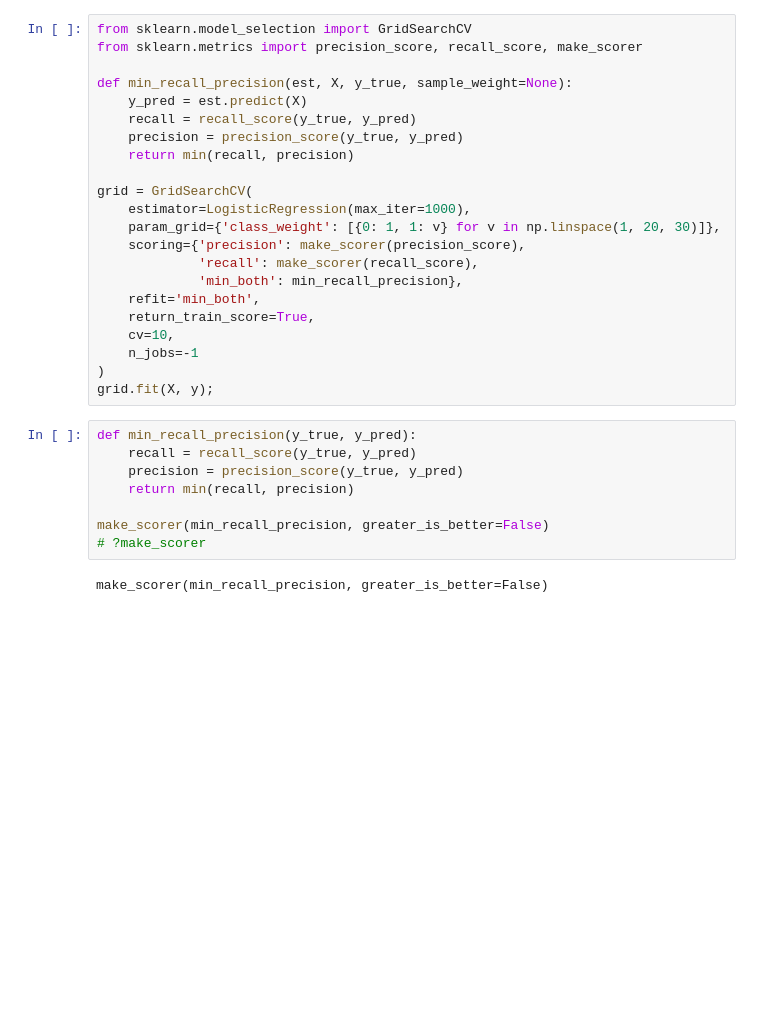
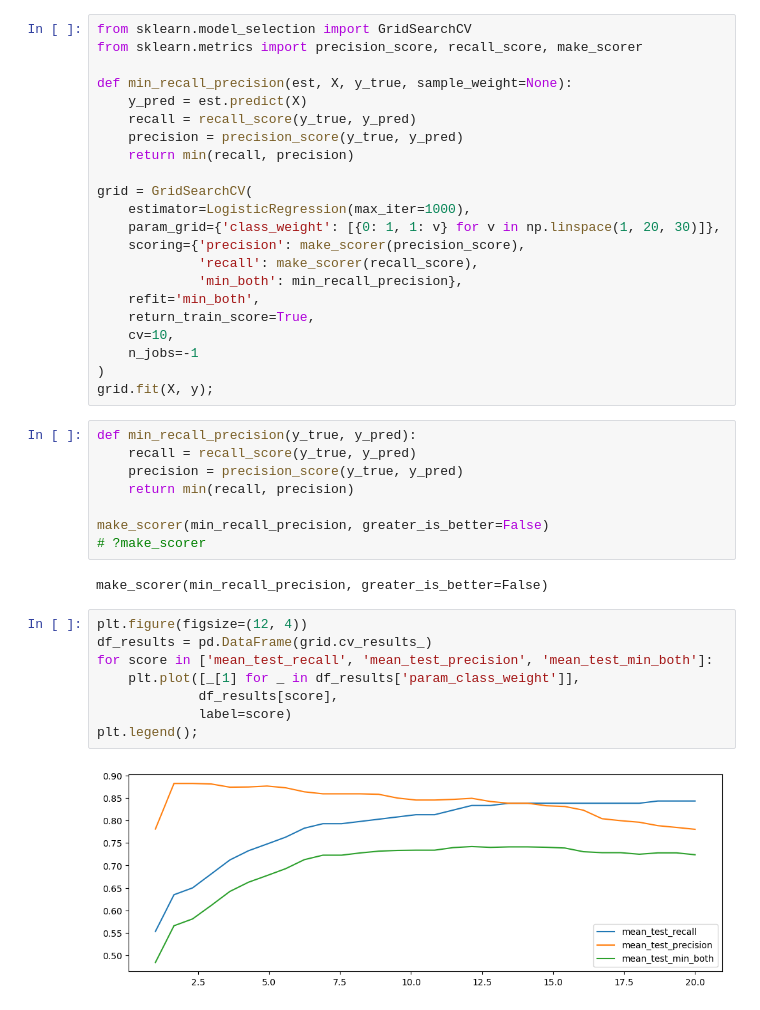
Before and after one commit to Abhayxyzz/ML-AI, a Jupyter notebook: Metric/Scikit-metrics.ipynb, the cells around one changed output. Drawn from its saved outputs; the diff is of its cells as text; blank space fills up the shorter version.

```diff
--- a/Metric/Scikit-metrics.ipynb
+++ b/Metric/Scikit-metrics.ipynb
@@ -77,3 +77,13 @@ make_scorer(min_recall_precision, greater_is_better=False)
 # ?make_scorer
 # %% [output]
 make_scorer(min_recall_precision, greater_is_better=False)
+# %%
+plt.figure(figsize=(12, 4))
+df_results = pd.DataFrame(grid.cv_results_)
+for score in ['mean_test_recall', 'mean_test_precision', 'mean_test_min_both']:
+    plt.plot([_[1] for _ in df_results['param_class_weight']],
+             df_results[score],
+             label=score)
+plt.legend();
+# %% [output]
+[figure, added]
```
Also changed, not shown: parts of 3 cells of this notebook.
